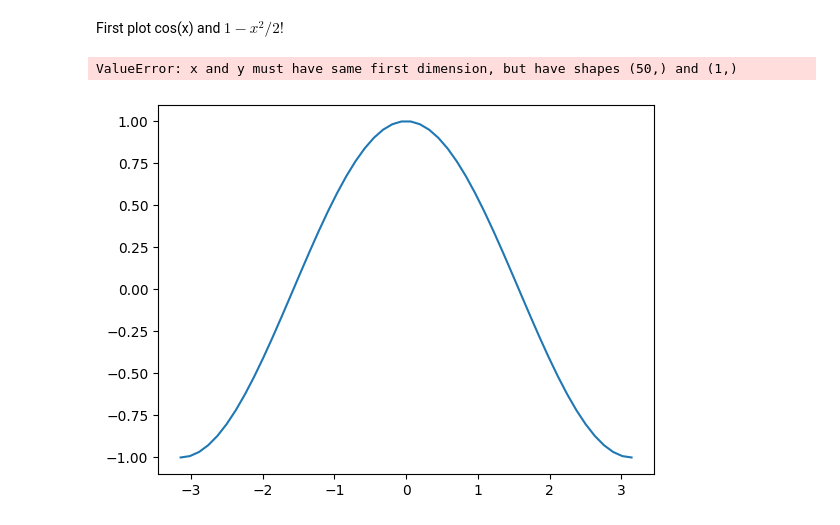
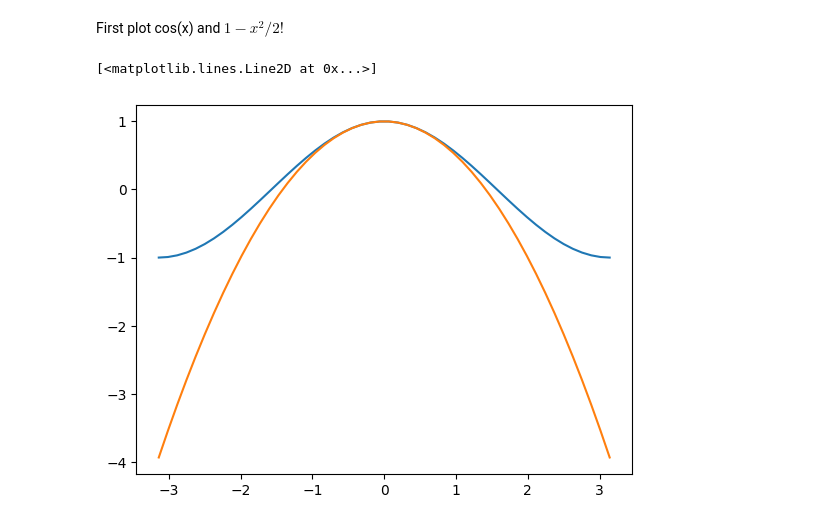
Before and after one commit to pooyanosk1382/numericalAnalysis, a Jupyter notebook: Taylor.ipynb, the cells around one changed output. Saved outputs shown, nothing was run; the diff lists cells and outputs as text; code cells hidden in the pictures.

```diff
--- a/Taylor.ipynb
+++ b/Taylor.ipynb
@@ -48,7 +48,7 @@ First plot cos(x) and $1 - x^2/2!$
 # %%
 x = linspace(-pi, pi)
 plt.plot(x, cos(x))
-plt.plot(x, 1)
+plt.plot(x, 1-(x**2)/(math.factorial(2)))
 # %% [output]
-ValueError: x and y must have same first dimension, but have shapes (50,) and (1,)
+[<matplotlib.lines.Line2D at 0x...>]
-[figure, old version]
+[figure, new version]
```
Also changed, not shown: parts of 6 cells of this notebook.
